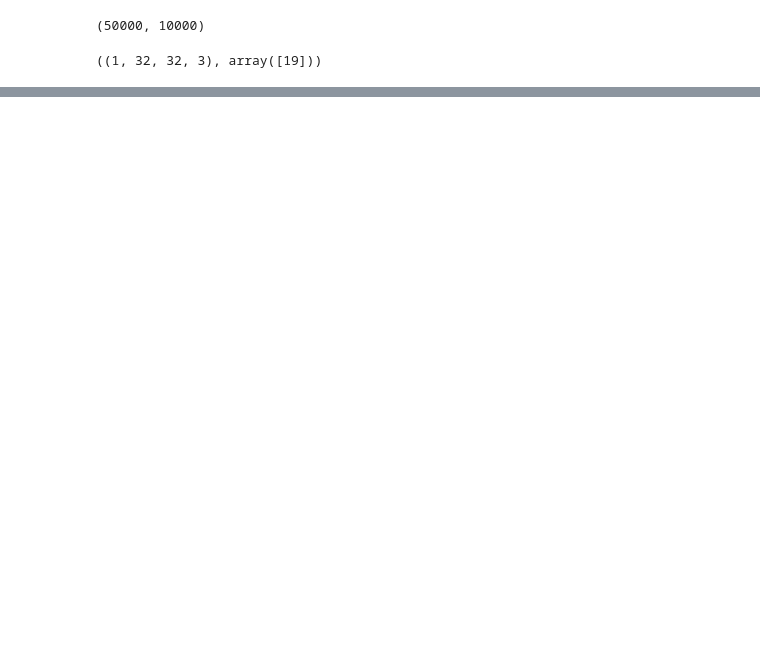
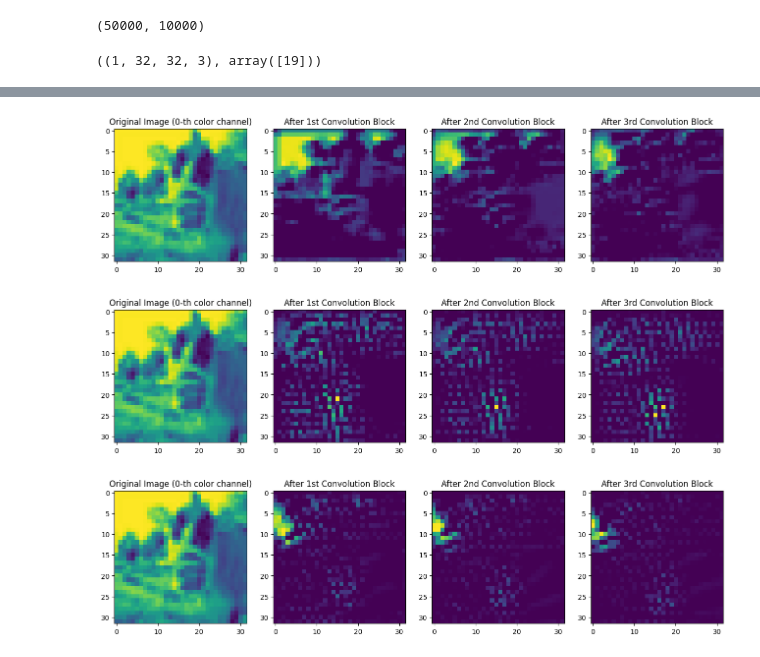
Before and after one commit to alwint3r/mlx-notebooks, a Jupyter notebook: 09-residual-network.ipynb, the cells around one changed output, grey strips where cells are left out. Drawn from its saved outputs; the diff is of its cells as text; code cells hidden in the pictures; blank space fills up the shorter version.

```diff
--- a/09-residual-network.ipynb
+++ b/09-residual-network.ipynb
@@ -90,0 +103,30 @@ cattle
+# %%
+n_cols = 4
+n_rows = 1
+
+block = ConvolutionBlock(3, 3)
+y = block(image)
+
+for i in range(3):
+    fig = plt.figure(figsize=(n_cols * 4, n_rows * 4))
+    ax = fig.add_subplot(n_rows, n_cols, 1)
+    ax.imshow(np.array(image)[0, :, :, 0])
+    ax.set_title("Original Image (0-th color channel)")
+
+    ax = fig.add_subplot(n_rows, n_cols, 2)
+    ax.imshow(np.array(y)[0, :, :, i])
+    ax.set_title("After 1st Convolution Block")
+
+    y = block(y)
+    ax = fig.add_subplot(n_rows, n_cols, 3)
+    ax.imshow(np.array(y)[0, :, :, i])
+    ax.set_title("After 2nd Convolution Block")
+
+    y = block(y)
+    ax = fig.add_subplot(n_rows, n_cols, 4)
+    ax.imshow(np.array(y)[0, :, :, i])
+    ax.set_title("After 3rd Convolution Block")
+# %% [output]
+[figure, added]
+[figure, added]
+[figure, added]
```
Also changed, not shown: parts of 4 cells of this notebook.
